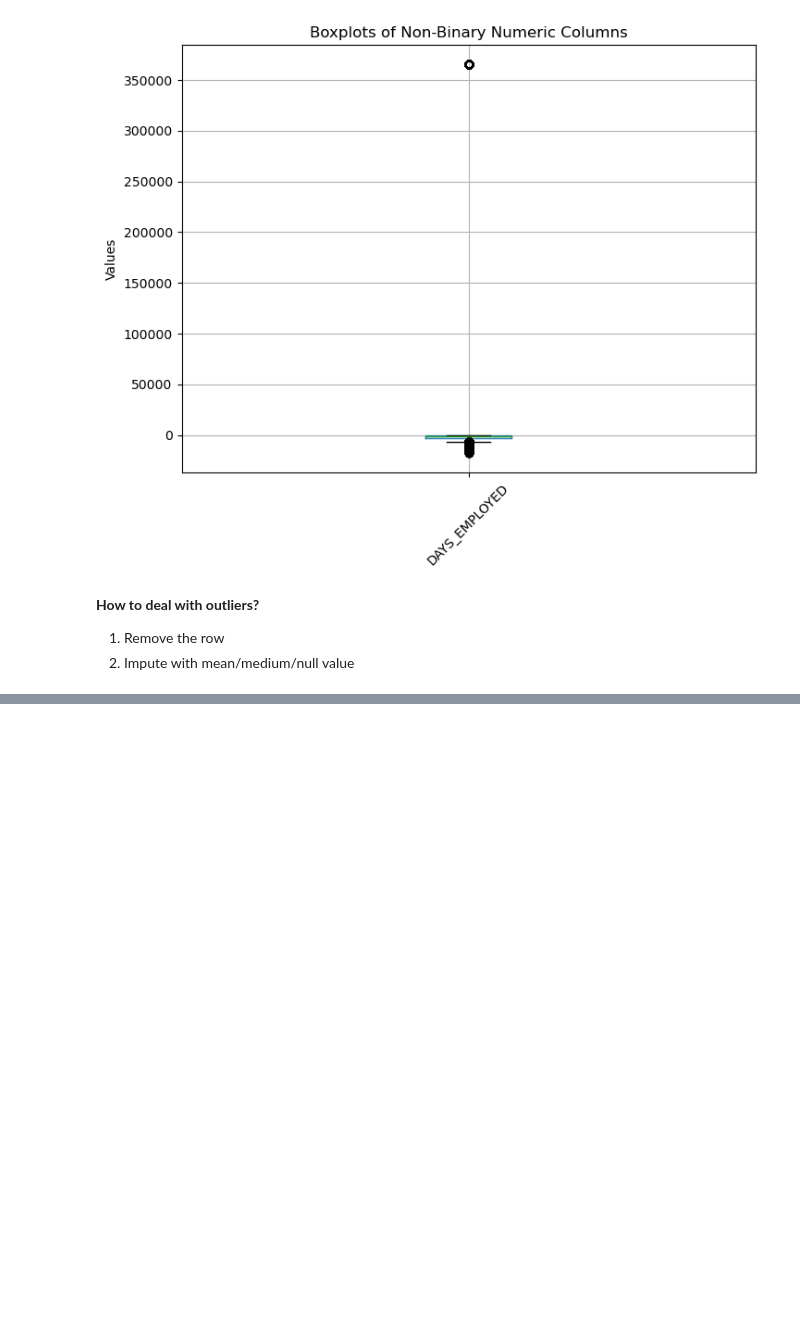
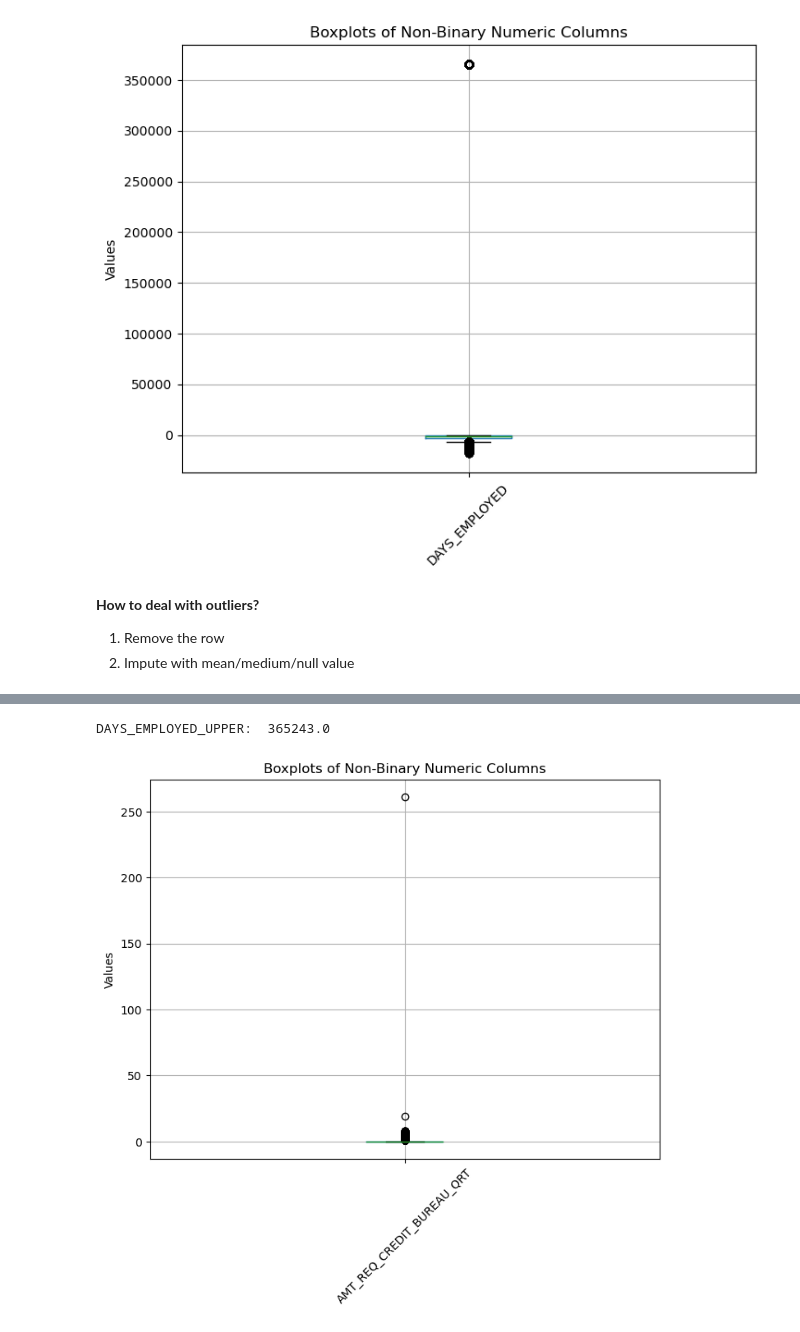
Before and after one commit to Yanxin-Ye/ml-ops-notes, a Jupyter notebook: designing-ml-systems/home-credit-default-risk/ml_model_cheatsheet.ipynb, the cells around one changed output, grey strips where cells are left out. Saved outputs shown, nothing was run; the diff lists cells and outputs as text; code cells hidden in the pictures; blank space fills up the shorter version.

Commit message:
Add missing data imputation

```diff
--- a/designing-ml-systems/home-credit-default-risk/ml_model_cheatsheet.ipynb
+++ b/designing-ml-systems/home-credit-default-risk/ml_model_cheatsheet.ipynb
@@ -9,2 +11,5 @@ import matplotlib.pyplot as plt
 # %%
-df = pd.read_csv("data/application_train.csv")
+raw_data = pd.read_csv("data/application_train.csv")
+
+df = raw_data.copy()
+df.head()
@@ -87,6 +101,3 @@ plt.show()
 
 1. Remove the row
 2. Impute with mean/medium/null value
-# %%
-# Impute with null value
-df['DAYS_EMPLOYED'].replace(365243, np.nan, inplace=True)
@@ -92,0 +120,21 @@ df['DAYS_EMPLOYED'].replace(365243, np.nan, inplace=True)
+# %%
+# Impute with null value
+DAYS_EMPLOYED_UPPER = df['DAYS_EMPLOYED'].quantile(0.99)
+print("DAYS_EMPLOYED_UPPER: ", DAYS_EMPLOYED_UPPER)
+
+trans_values.update({'DAYS_EMPLOYED_UPPER': DAYS_EMPLOYED_UPPER})
+
+df.loc[df['DAYS_EMPLOYED'] >= DAYS_EMPLOYED_UPPER, 'DAYS_EMPLOYED'] = np.nan
+# df.loc[df['DAYS_EMPLOYED'] > trans_values['DAYS_EMPLOYED_UPPER'], "DAYS_EMPLOYED"] = np.nan
+# %% [output]
+DAYS_EMPLOYED_UPPER:  365243.0
+# %%
+# Plot boxplots for the specified columns
+plt.figure(figsize=(8, 6))
+df[["AMT_REQ_CREDIT_BUREAU_QRT"]].boxplot()
+plt.title("Boxplots of Non-Binary Numeric Columns")
+plt.ylabel("Values")
+plt.xticks(rotation=45)
+plt.show()
+# %% [output]
+[figure, added]
```
Also changed, not shown: parts of 21 cells of this notebook.
